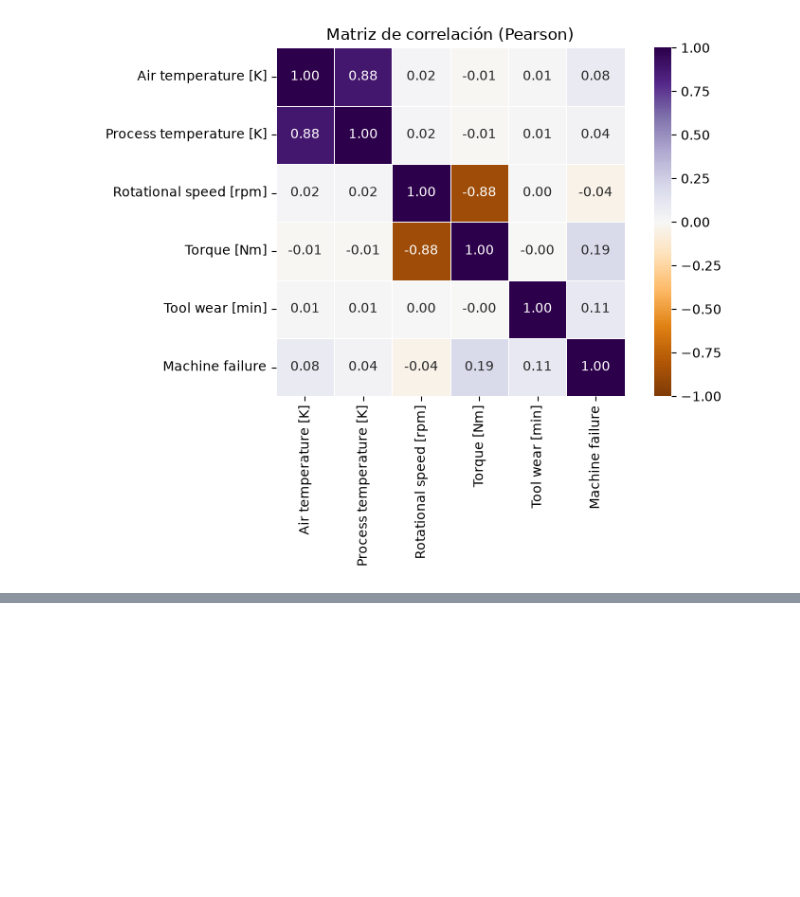
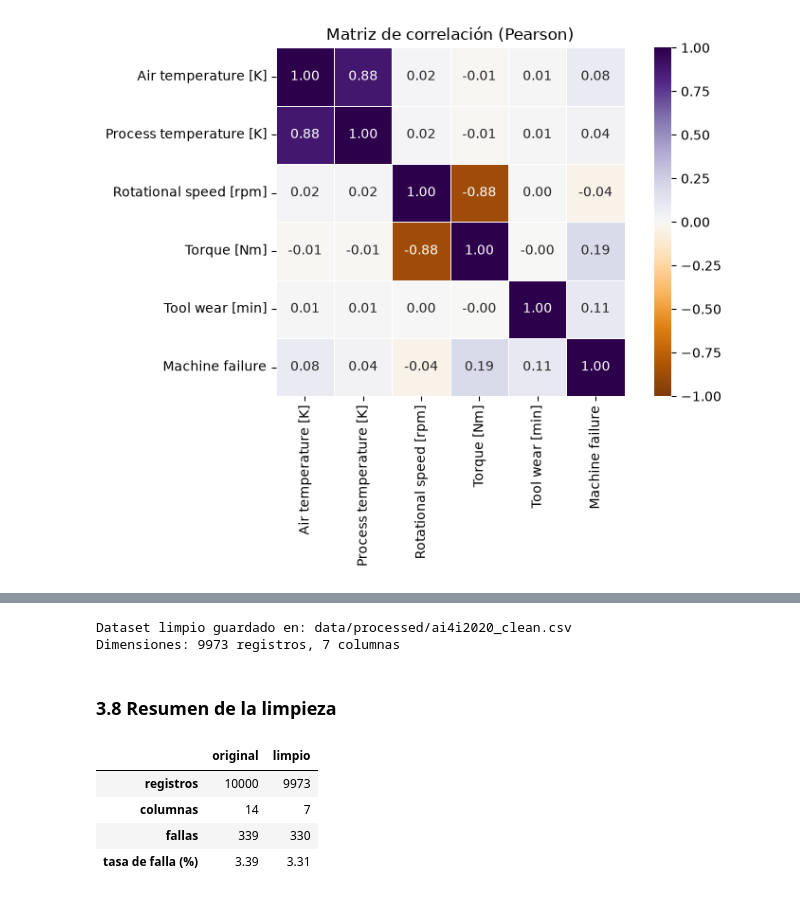
Before and after one commit to itdsanchez-stack/MLOps-W03, a Jupyter notebook: Draft_Notebook_Baseline_SanchezDaniel.ipynb, the cells around one changed output, grey strips where cells are left out. Drawn from its saved outputs; the diff is of its cells as text; code cells hidden in the pictures; blank space fills up the shorter version.

Commit message:
wip: Paso 3 - limpieza de datos en revision

```diff
--- a/Draft_Notebook_Baseline_SanchezDaniel.ipynb
+++ b/Draft_Notebook_Baseline_SanchezDaniel.ipynb
@@ -453,0 +644,12 @@ plt.show()
+# %%
+# Columnas a eliminar y motivo
+ID_COLUMNS = ["UDI", "Product ID"]
+COLUMNS_TO_DROP = ID_COLUMNS + FAILURE_MODES
+
+df_clean = df_clean.drop(columns=COLUMNS_TO_DROP)
+
+print("Columnas eliminadas:", COLUMNS_TO_DROP)
+print("Columnas conservadas:", df_clean.columns.tolist())
+
+# Validación: solo quedan las features del modelo y el target
+assert df_clean.columns.tolist() == CATEGORICAL_FEATURES + NUMERIC_FEATURES + [TARGET]
@@ -453,0 +663,29 @@ plt.show()
+# %%
+# Crear la carpeta de destino si no existe y guardar el dataset limpio
+PROCESSED_PATH.parent.mkdir(parents=True, exist_ok=True)
+df_clean.to_csv(PROCESSED_PATH, index=False)
+
+# Verificación: el archivo guardado se lee igual que el DataFrame en memoria
+df_check = pd.read_csv(PROCESSED_PATH)
+assert df_check.shape == df_clean.shape
+print(f"Dataset limpio guardado en: {PROCESSED_PATH}")
+print(f"Dimensiones: {df_check.shape[0]} registros, {df_check.shape[1]} columnas")
+# %% [output]
+Dataset limpio guardado en: data/processed/ai4i2020_clean.csv
+Dimensiones: 9973 registros, 7 columnas
+# %% [markdown]
+### 3.8 Resumen de la limpieza
+# %%
+# Comparación entre el dataset original y el dataset limpio
+cleaning_summary = pd.DataFrame({"original": [len(df), df.shape[1], df[TARGET].sum(), round(df[TARGET].mean() * 100, 2)],
+                                 "limpio": [len(df_clean), df_clean.shape[1], df_clean[TARGET].sum(), round(df_clean[TARGET].mean() * 100, 2)]},
+                                index=["registros", "columnas", "fallas", "tasa de falla (%)"],
+                                dtype="object",  # evita que los conteos se muestren con decimales
+)
+cleaning_summary
+# %% [output]
+|  | original | limpio |
+| registros | 10000 | 9973 |
+| columnas | 14 | 7 |
+| fallas | 339 | 330 |
+| tasa de falla (%) | 3.39 | 3.31 |
```
Also changed, not shown: parts of 32 cells of this notebook, 1 other file.
